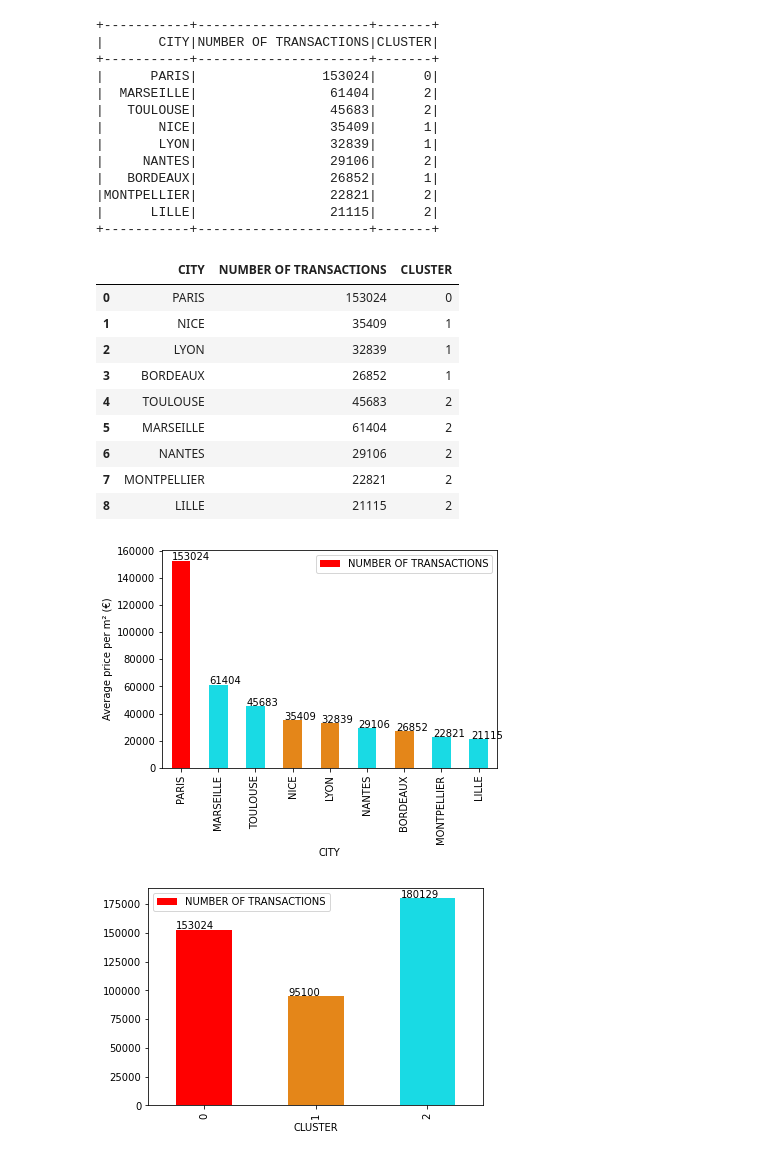
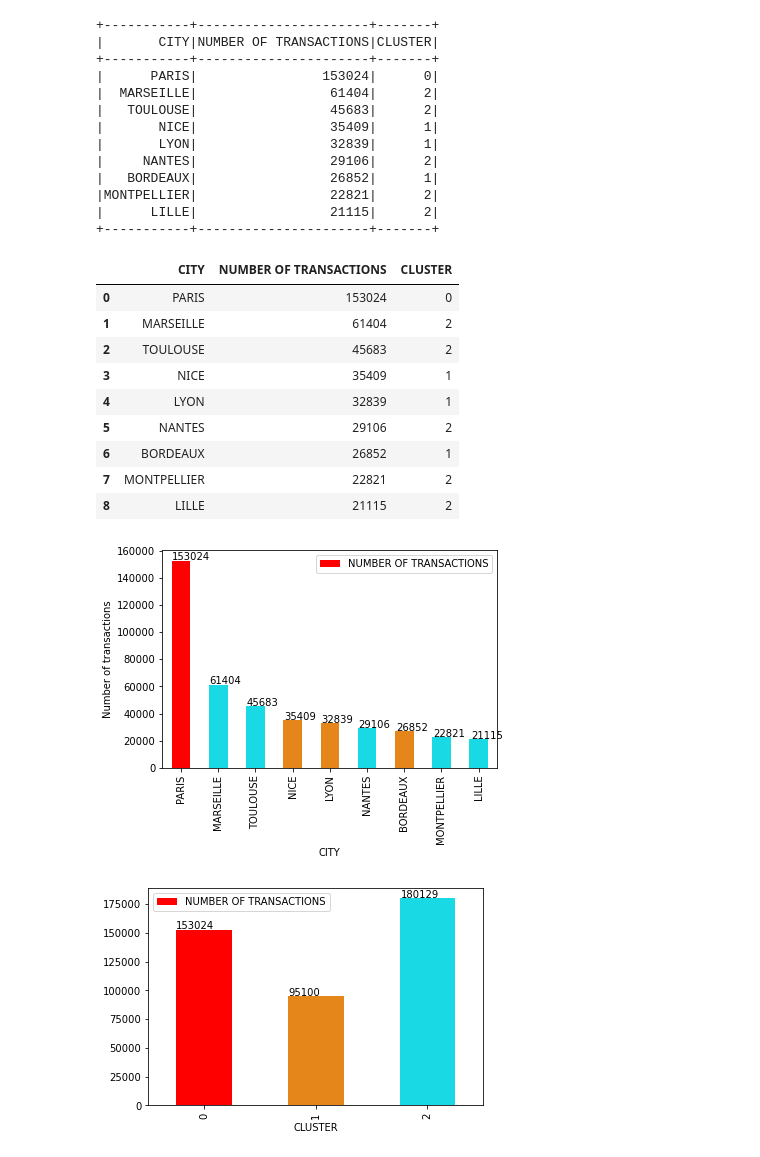
Before and after one commit to 13w13/U2-Big-Data-Tools-for-Business, a Jupyter notebook: 2. Real Estate Market EDA.ipynb, the cells around one changed output. Drawn from its saved outputs; the diff is of its cells as text; code cells hidden in the pictures.

```diff
--- a/2. Real Estate Market EDA.ipynb
+++ b/2. Real Estate Market EDA.ipynb
@@ -682,7 +682,7 @@ type(spark.sql("SELECT CITY, int(AVG(`Price per M²`)) \
 # %% [output]
 pyspark.sql.dataframe.DataFrame
 # %%
-df_1 = spark.sql("SELECT CITY, int(AVG(`Price per M²`)) \
+df_1 = spark.sql("SELECT CITY, int(round(AVG(`Price per M²`))) \
           AS `PRICE PER M²`, CLUSTER \
           FROM estate \
           GROUP BY CITY, CLUSTER \
@@ -824,29 +824,29 @@ df_4 = spark.sql("SELECT CITY, count(*) \
           AS `NUMBER OF TRANSACTIONS`, CLUSTER \
           FROM estate \
           GROUP BY CITY, CLUSTER \
-          ORDER BY CLUSTER").toPandas()
+          ORDER BY `NUMBER OF TRANSACTIONS` DESC").toPandas()
 
 df_4
 # %% [output]
 |  | CITY | NUMBER OF TRANSACTIONS | CLUSTER |
 | 0 | PARIS | 153024 | 0 |
-| 1 | NICE | 35409 | 1 |
-| 2 | LYON | 32839 | 1 |
-| 3 | BORDEAUX | 26852 | 1 |
-| 4 | TOULOUSE | 45683 | 2 |
-| 5 | MARSEILLE | 61404 | 2 |
-| 6 | NANTES | 29106 | 2 |
+| 1 | MARSEILLE | 61404 | 2 |
+| 2 | TOULOUSE | 45683 | 2 |
+| 3 | NICE | 35409 | 1 |
+| 4 | LYON | 32839 | 1 |
+| 5 | NANTES | 29106 | 2 |
+| 6 | BORDEAUX | 26852 | 1 |
 | 7 | MONTPELLIER | 22821 | 2 |
 | 8 | LILLE | 21115 | 2 |
 # %%
 barplot_4 = df_4.plot.bar(x='CITY', y='NUMBER OF TRANSACTIONS', color=df_4["CLUSTER"].map(colors))
 
-barplot_4.set_ylabel("Average price per m² (€)")
+barplot_4.set_ylabel("Number of transactions")
 
 for p in barplot_4.patches:
     barplot_4.annotate(str(p.get_height()), (p.get_x() * 1.005, p.get_height() * 1.005))
 # %% [output]
-[figure, old version]
+[figure, new version]
 # %%
 df_4_bis = df_4.groupby(['CLUSTER'])['NUMBER OF TRANSACTIONS'].sum()
 
```
Also changed, not shown: parts of 27 cells of this notebook.
